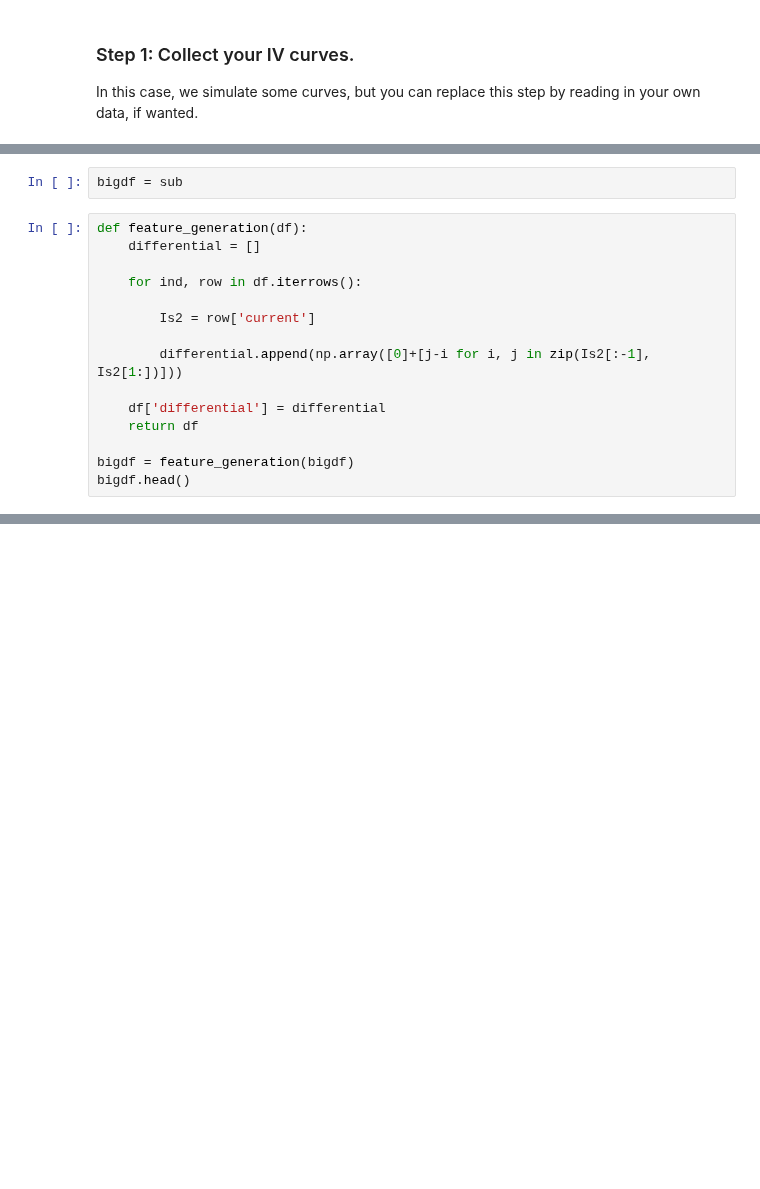
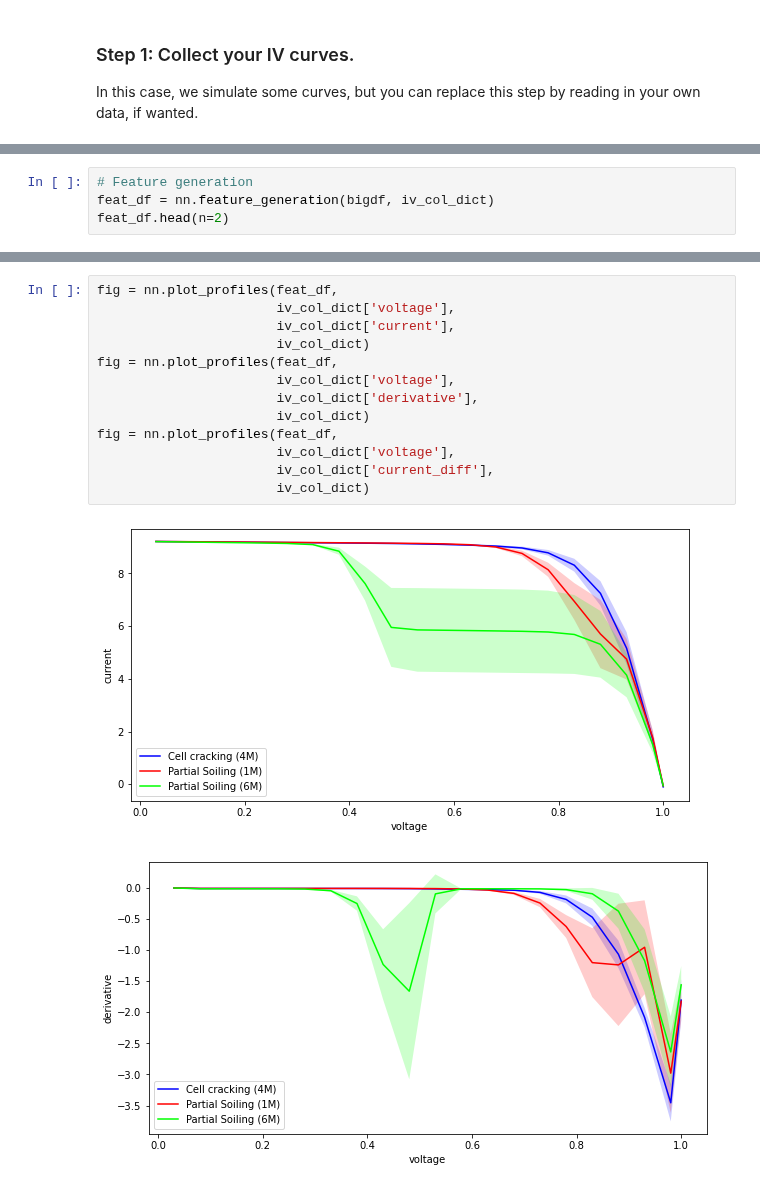
Before and after one commit to sandialabs/pvOps, a Jupyter notebook: examples/tutorial_iv_classifier.ipynb, the cells around one changed output, grey strips where cells are left out. Cells and saved outputs as stored; diff of their text form; blank space fills up the shorter version.

```diff
--- a/examples/tutorial_iv_classifier.ipynb
+++ b/examples/tutorial_iv_classifier.ipynb
@@ -216,17 +129,0 @@ See the caveats in the documentation: https://pandas.pydata.org/pandas-docs/stab
-# %%
-bigdf = sub
-# %%
-def feature_generation(df):
-    differential = []
-
-    for ind, row in df.iterrows():
-
-        Is2 = row['current']
-
-        differential.append(np.array([0]+[j-i for i, j in zip(Is2[:-1], Is2[1:])]))
-
-    df['differential'] = differential
-    return df
-
-bigdf = feature_generation(bigdf)
-bigdf.head()
@@ -461,0 +130,4 @@ plt.show()
+# %%
+# Feature generation
+feat_df = nn.feature_generation(bigdf, iv_col_dict)
+feat_df.head(n=2)
@@ -461,0 +152,16 @@ plt.show()
+# %%
+fig = nn.plot_profiles(feat_df,
+                       iv_col_dict['voltage'],
+                       iv_col_dict['current'],
+                       iv_col_dict)
+fig = nn.plot_profiles(feat_df,
+                       iv_col_dict['voltage'],
+                       iv_col_dict['derivative'],
+                       iv_col_dict)
+fig = nn.plot_profiles(feat_df,
+                       iv_col_dict['voltage'],
+                       iv_col_dict['current_diff'],
+                       iv_col_dict)
+# %% [output]
+[figure, added]
+[figure, added]
```
Also changed, not shown: parts of 18 cells of this notebook, 11 other files.
